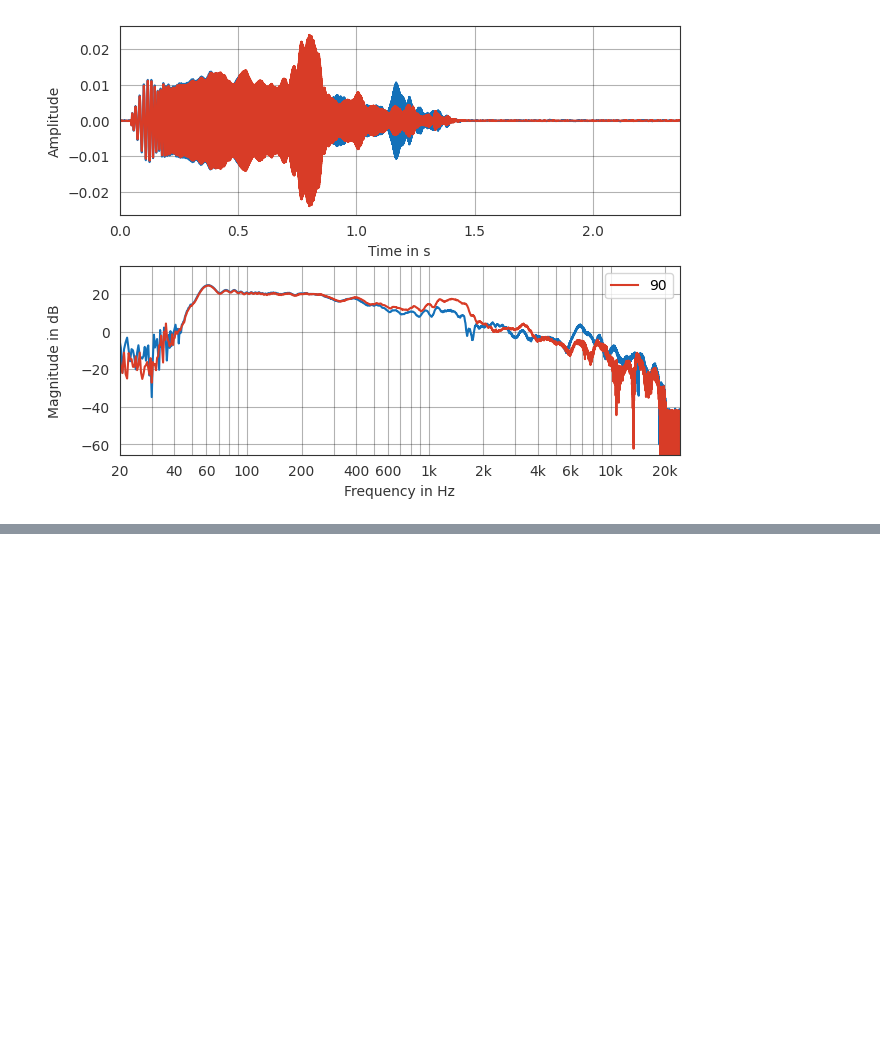
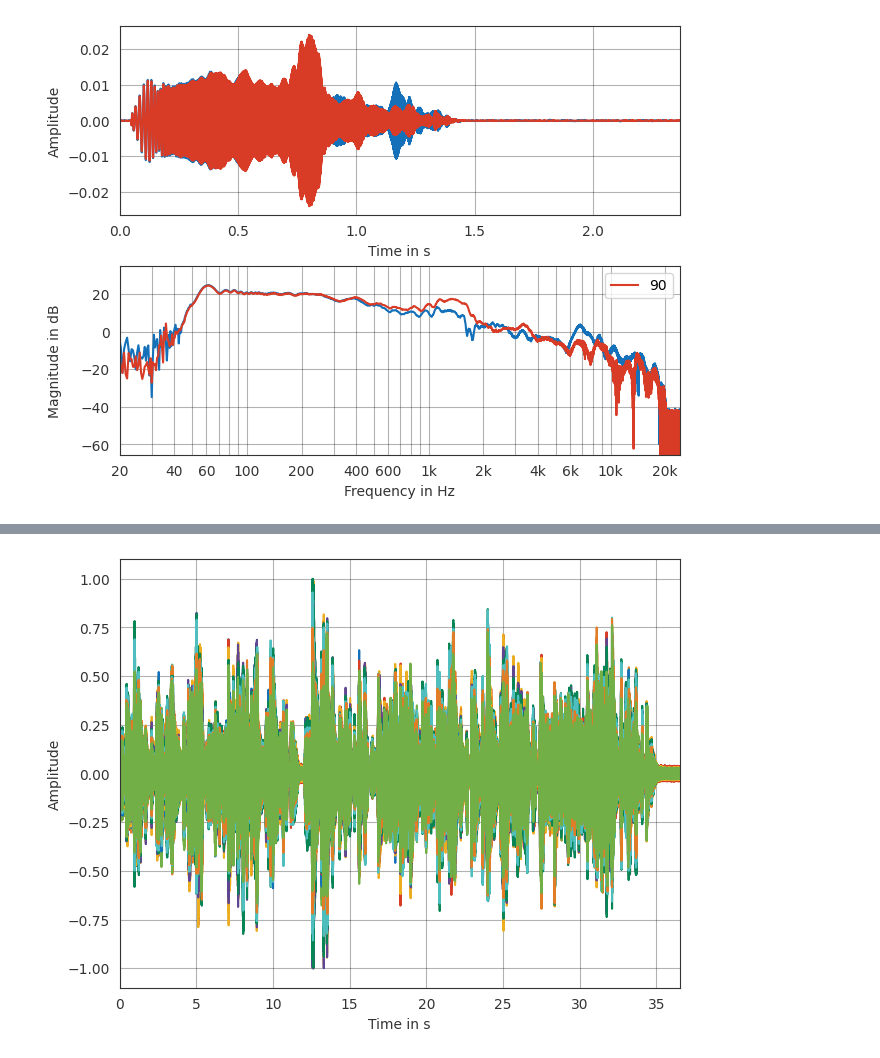
Before and after one commit to Microphone-Array-Project/ema2ambisonics, a Jupyter notebook: Measurement.ipynb, the cells around one changed output, grey strips where cells are left out. Drawn from its saved outputs; the diff is of its cells as text; code cells hidden in the pictures; blank space fills up the shorter version.

```diff
--- a/Measurement.ipynb
+++ b/Measurement.ipynb
@@ -187,0 +203,2 @@ plt.show()
+# %%
+ema_recording = sd.playrec(audio.time.T, input_mapping=np.arange(15, 31), output_mapping=[1, 2], blocking=True, samplerate=fs)
@@ -187,0 +209,9 @@ plt.show()
+# %%
+recording = pf.Signal(ema_recording.T, fs)
+pf.io.write_audio(recording, r"Recording_Reverberant/ema16_2.wav")
+
+
+pf.plot.time(recording)
+plt.show()
+# %% [output]
+[figure, added]
```
Also changed, not shown: parts of 8 cells of this notebook, 2 other files.
